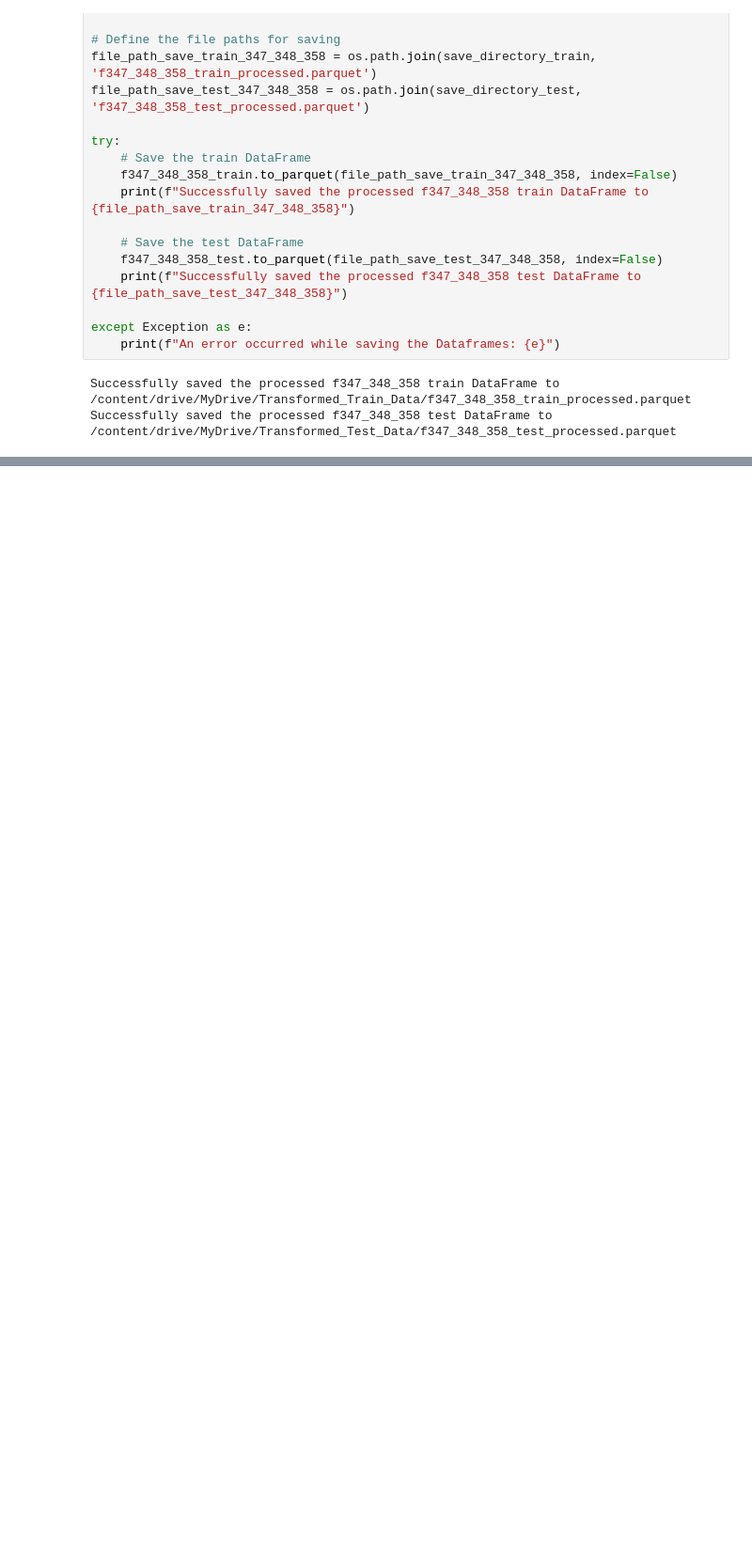
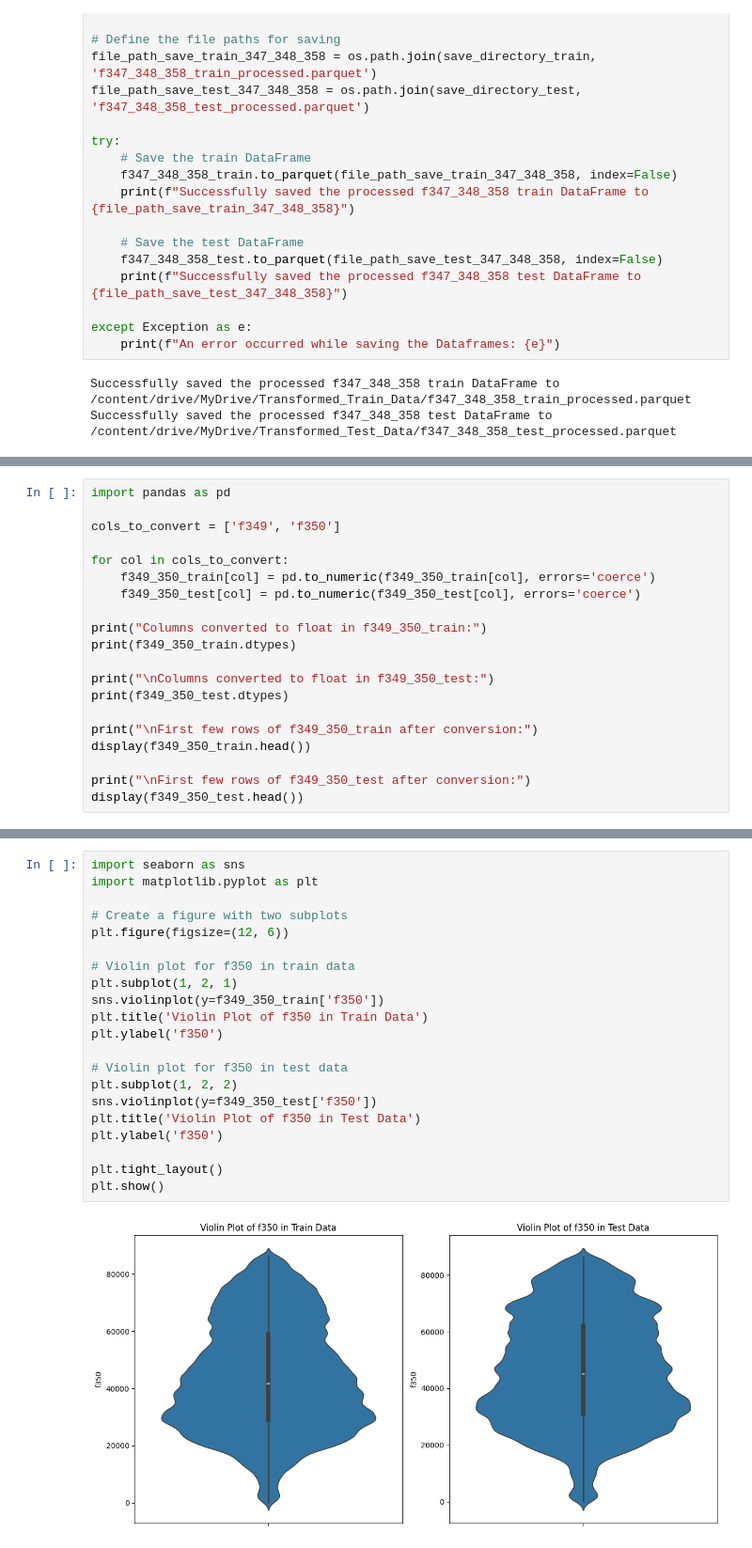
Before and after one commit to rishabh-0042/American_Express_Hackathon_25-2025, a Jupyter notebook: Feature_Engineering3.ipynb, the cells around one changed output, grey strips where cells are left out. Shown at 94% size. Drawn from its saved outputs; the diff is of its cells as text; blank space fills up the shorter version.

```diff
--- a/Feature_Engineering3.ipynb
+++ b/Feature_Engineering3.ipynb
@@ -3404,0 +3452,20 @@ Successfully saved the processed f347_348_358 test DataFrame to /content/drive/M
+# %%
+import pandas as pd
+
+cols_to_convert = ['f349', 'f350']
+
+for col in cols_to_convert:
+    f349_350_train[col] = pd.to_numeric(f349_350_train[col], errors='coerce')
+    f349_350_test[col] = pd.to_numeric(f349_350_test[col], errors='coerce')
+
+print("Columns converted to float in f349_350_train:")
+print(f349_350_train.dtypes)
+
+print("\nColumns converted to float in f349_350_test:")
+print(f349_350_test.dtypes)
+
+print("\nFirst few rows of f349_350_train after conversion:")
+display(f349_350_train.head())
+
+print("\nFirst few rows of f349_350_test after conversion:")
+display(f349_350_test.head())
@@ -3404,0 +3520,23 @@ Successfully saved the processed f347_348_358 test DataFrame to /content/drive/M
+# %%
+import seaborn as sns
+import matplotlib.pyplot as plt
+
+# Create a figure with two subplots
+plt.figure(figsize=(12, 6))
+
+# Violin plot for f350 in train data
+plt.subplot(1, 2, 1)
+sns.violinplot(y=f349_350_train['f350'])
+plt.title('Violin Plot of f350 in Train Data')
+plt.ylabel('f350')
+
+# Violin plot for f350 in test data
+plt.subplot(1, 2, 2)
+sns.violinplot(y=f349_350_test['f350'])
+plt.title('Violin Plot of f350 in Test Data')
+plt.ylabel('f350')
+
+plt.tight_layout()
+plt.show()
+# %% [output]
+[figure, added]
```
Also changed, not shown: parts of 7 cells of this notebook.
